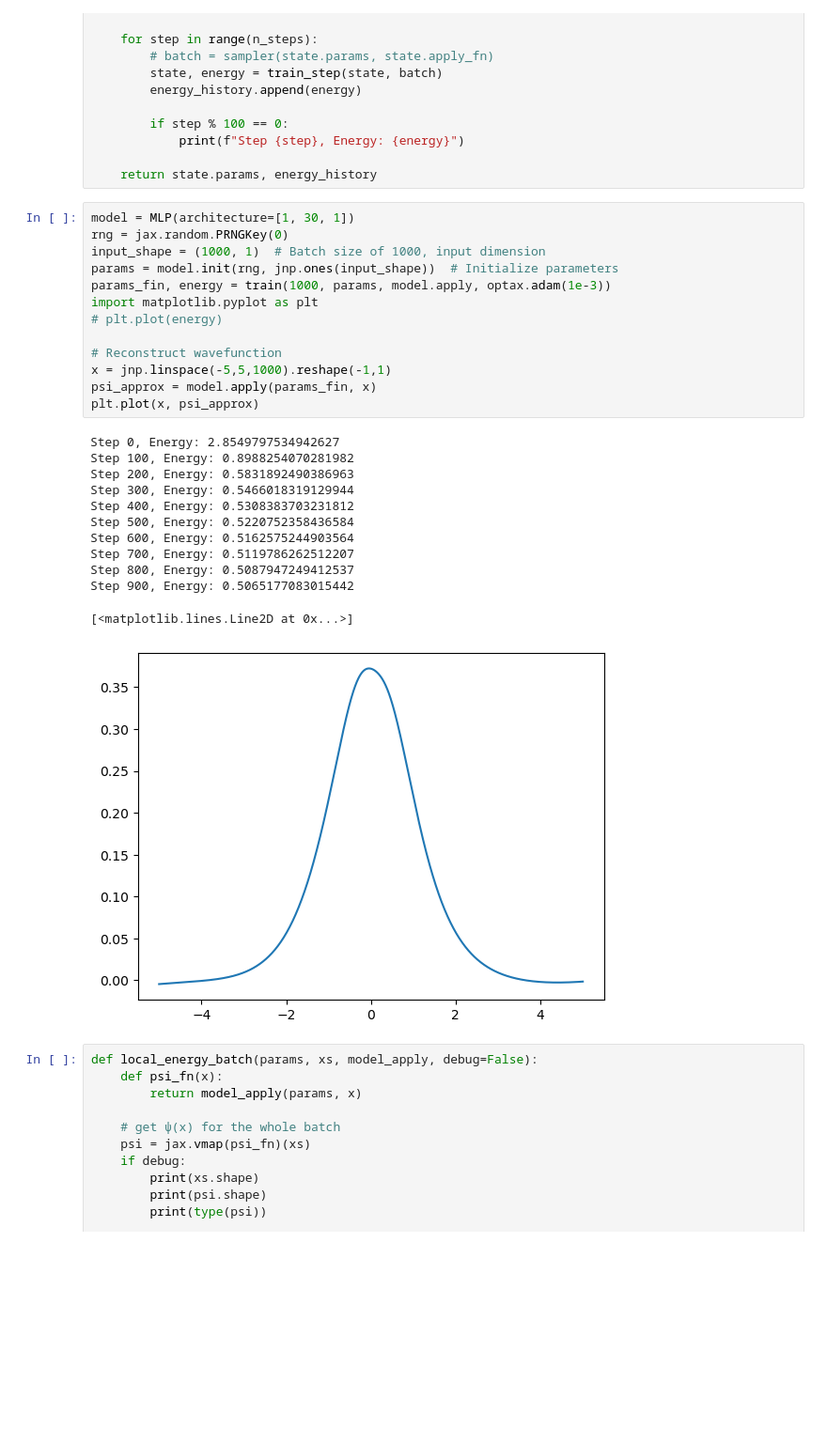
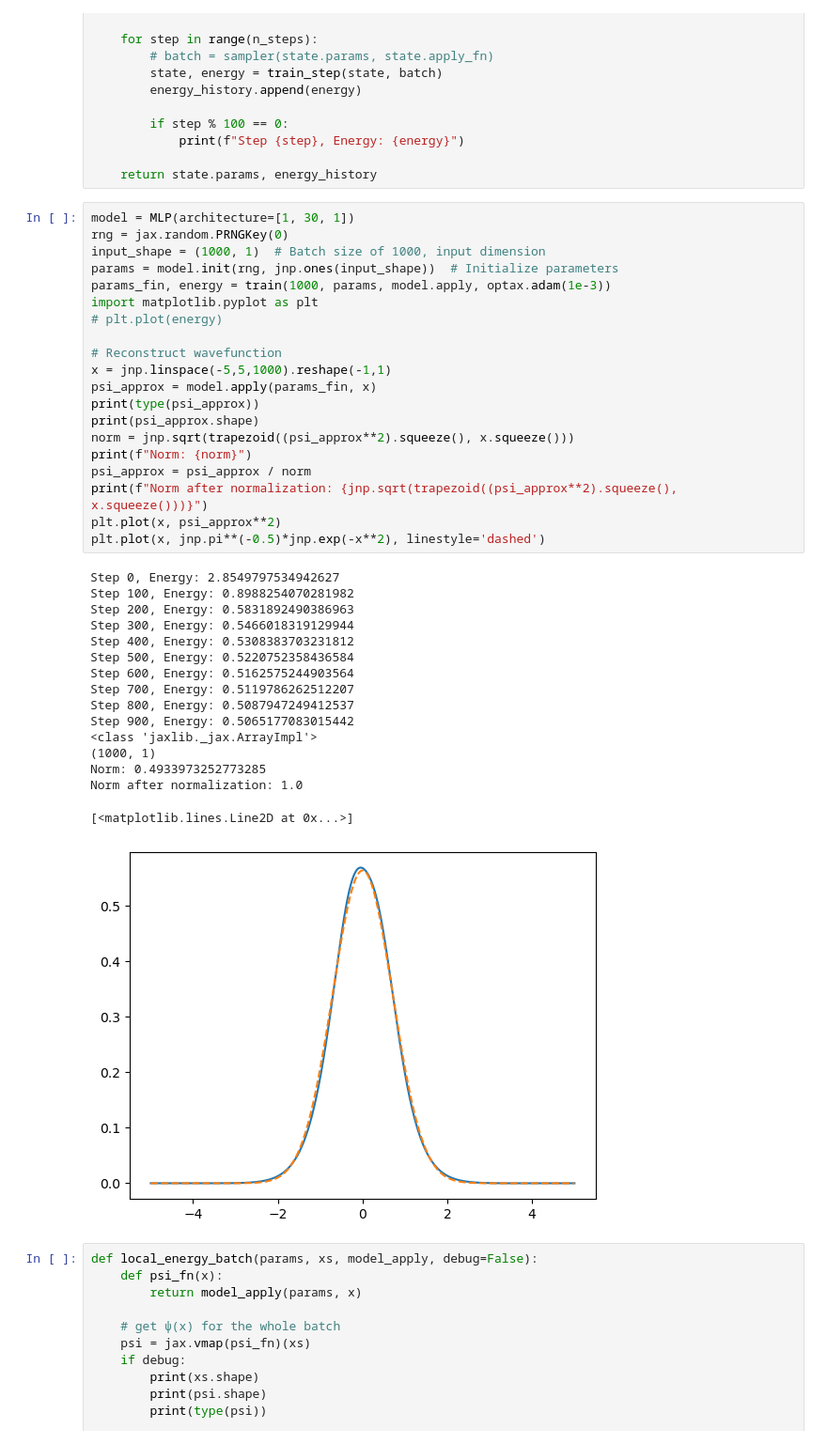
Before and after one commit to pfargas/qvarnet, a Jupyter notebook: JAX/jax_intro.ipynb, the cells around one changed output. Shown at 94% size. Saved outputs shown, nothing was run; the diff lists cells and outputs as text; blank space fills up the shorter version.

```diff
--- a/JAX/jax_intro.ipynb
+++ b/JAX/jax_intro.ipynb
@@ -866,29 +866,40 @@ def train(n_steps, init_params, model_apply, optimizer):
 # %%
 model = MLP(architecture=[1, 30, 1])
 rng = jax.random.PRNGKey(0)
 input_shape = (1000, 1)  # Batch size of 1000, input dimension
 params = model.init(rng, jnp.ones(input_shape))  # Initialize parameters
 params_fin, energy = train(1000, params, model.apply, optax.adam(1e-3))
 import matplotlib.pyplot as plt
 # plt.plot(energy)
 
 # Reconstruct wavefunction
 x = jnp.linspace(-5,5,1000).reshape(-1,1)
 psi_approx = model.apply(params_fin, x)
-plt.plot(x, psi_approx)
+print(type(psi_approx))
+print(psi_approx.shape)
+norm = jnp.sqrt(trapezoid((psi_approx**2).squeeze(), x.squeeze()))
+print(f"Norm: {norm}")
+psi_approx = psi_approx / norm
+print(f"Norm after normalization: {jnp.sqrt(trapezoid((psi_approx**2).squeeze(), x.squeeze()))}")
+plt.plot(x, psi_approx**2)
+plt.plot(x, jnp.pi**(-0.5)*jnp.exp(-x**2), linestyle='dashed')
 # %% [output]
 Step 0, Energy: 2.8549797534942627
 Step 100, Energy: 0.8988254070281982
 Step 200, Energy: 0.5831892490386963
 Step 300, Energy: 0.5466018319129944
 Step 400, Energy: 0.5308383703231812
 Step 500, Energy: 0.5220752358436584
 Step 600, Energy: 0.5162575244903564
 Step 700, Energy: 0.5119786262512207
 Step 800, Energy: 0.5087947249412537
 Step 900, Energy: 0.5065177083015442
+<class 'jaxlib._jax.ArrayImpl'>
+(1000, 1)
+Norm: 0.4933973252773285
+Norm after normalization: 1.0
 [<matplotlib.lines.Line2D at 0x...>]
-[figure, old version]
+[figure, new version]
 # %%
 def local_energy_batch(params, xs, model_apply, debug=False):
     def psi_fn(x):
```
Also changed, not shown: parts of 5 cells of this notebook.
